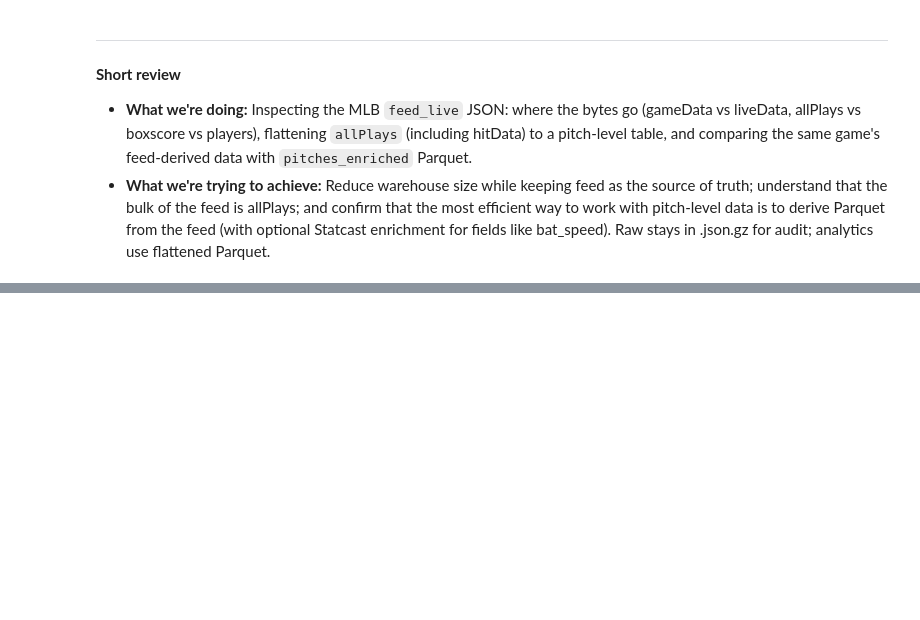
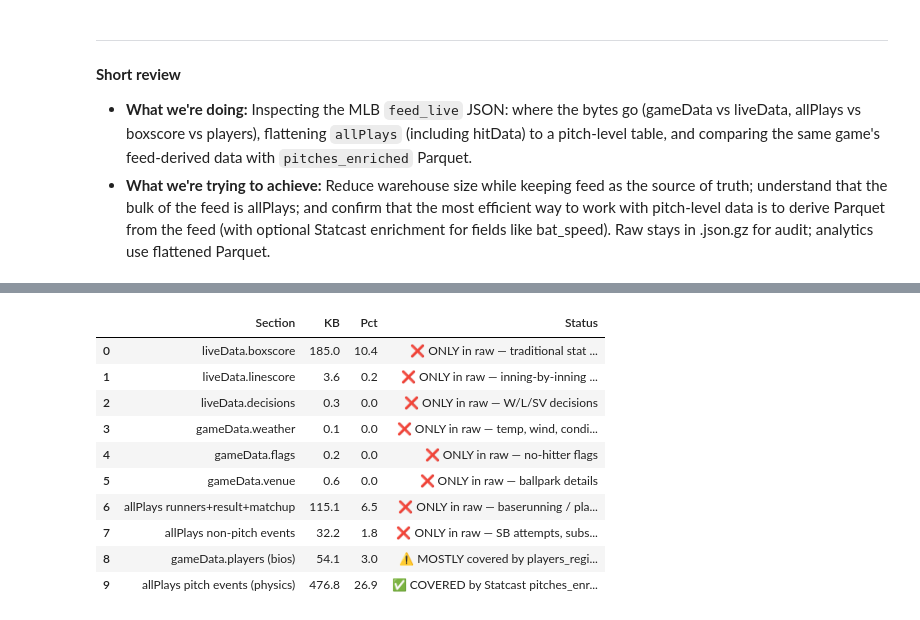
Before and after one commit to gilerojas/MLB, a Jupyter notebook: notebooks/inspect_feed_size_and_efficiency.ipynb, the cells around one changed output, grey strips where cells are left out. Drawn from its saved outputs; the diff is of its cells as text; code cells hidden in the pictures; blank space fills up the shorter version.

```diff
--- a/notebooks/inspect_feed_size_and_efficiency.ipynb
+++ b/notebooks/inspect_feed_size_and_efficiency.ipynb
@@ -453,0 +530,77 @@ by_pitcher
+# %%
+import json
+import gzip
+import io
+from pathlib import Path
+
+WAREHOUSE = Path("../data/warehouse/mlb")
+
+# ── Pick a representative plain .json file ─────────────────────────────────
+sample = None
+for p in (WAREHOUSE / "2025" / "regular_season" / "raw").glob("*_feed_live.json"):
+    sample = p
+    break
+
+assert sample is not None, "No plain .json raw file found; edit path above"
+
+raw_text = sample.read_text(encoding="utf-8")
+feed_s = json.loads(raw_text)
+total_b = len(raw_text.encode("utf-8"))
+
+gd = feed_s.get("gameData", {})
+ld = feed_s.get("liveData", {})
+plays = ld.get("plays", {}).get("allPlays", [])
+
+def jbytes(obj):
+    return len(json.dumps(obj, ensure_ascii=False).encode("utf-8"))
+
+# ── Already covered by pitches_enriched (Statcast) ─────────────────────────
+# play_id is in pitches_enriched via feed merge; pitch-level data comes from Statcast
+n_pitches = sum(1 for p in plays for e in p.get("playEvents", []) if e.get("isPitch"))
+pitch_events_bytes = sum(
+    jbytes(e) for p in plays for e in p.get("playEvents", []) if e.get("isPitch")
+)
+
+# ── Exclusive to raw (NOT in pitches_enriched) ──────────────────────────────
+boxscore_b   = jbytes(ld.get("boxscore", {}))
+linescore_b  = jbytes(ld.get("linescore", {}))
+decisions_b  = jbytes(ld.get("decisions", {}))
+weather_b    = jbytes(gd.get("weather", {}))
+flags_b      = jbytes(gd.get("flags", {}))
+players_b    = jbytes(gd.get("players", {}))   # mostly covered by players_registry.json
+venue_b      = jbytes(gd.get("venue", {}))
+
+# runner / result / matchup per play (non-pitch exclusive context)
+runner_context_b = sum(
+    jbytes(p.get("runners", [])) + jbytes(p.get("result", {})) + jbytes(p.get("matchup", {}))
+    for p in plays
+)
+non_pitch_events_b = sum(
+    jbytes(e) for p in plays for e in p.get("playEvents", []) if not e.get("isPitch")
+)
+
+rows = [
+    ("liveData.boxscore",              boxscore_b,          "❌ ONLY in raw — traditional stat lines"),
+    ("liveData.linescore",             linescore_b,         "❌ ONLY in raw — inning-by-inning R/H/E"),
+    ("liveData.decisions",             decisions_b,         "❌ ONLY in raw — W/L/SV decisions"),
+    ("gameData.weather",               weather_b,           "❌ ONLY in raw — temp, wind, condition"),
+    ("gameData.flags",                 flags_b,             "❌ ONLY in raw — no-hitter flags"),
+    ("gameData.venue",                 venue_b,             "❌ ONLY in raw — ballpark details"),
+    ("allPlays runners+result+matchup",runner_context_b,    "❌ ONLY in raw — baserunning / play result context"),
+    ("allPlays non-pitch events",      non_pitch_events_b,  "❌ ONLY in raw — SB attempts, subs, challenges"),
+    ("gameData.players (bios)",        players_b,           "⚠️  MOSTLY covered by players_registry.json"),
+    ("allPlays pitch events (physics)",pitch_events_bytes,  "✅ COVERED by Statcast pitches_enriched"),
+]
+
+import pandas as pd
+df_excl = pd.DataFrame(rows, columns=["Section", "Bytes", "Status"])
+df_excl["KB"]  = (df_excl["Bytes"] / 1024).round(1)
+df_excl["Pct"] = (100 * df_excl["Bytes"] / total_b).round(1)
+df_excl = df_excl[["Section", "KB", "Pct", "Status"]]
+print(f"\nSample file: {sample.name}  ({total_b/1024:.0f} KB uncompressed)\n")
+display(df_excl)
+
+exclusive_kb = (boxscore_b + linescore_b + decisions_b + weather_b + flags_b
+                + venue_b + runner_context_b + non_pitch_events_b) / 1024
+print(f"\nExclusive-to-raw total: {exclusive_kb:.0f} KB  ({100*exclusive_kb*1024/total_b:.0f}% of file)")
+# %% [output]
@@ -453,0 +608,11 @@ by_pitcher
+|  | Section | KB | Pct | Status |
+| 0 | liveData.boxscore | 185.0 | 10.4 | ❌ ONLY in raw — traditional stat ... |
+| 1 | liveData.linescore | 3.6 | 0.2 | ❌ ONLY in raw — inning-by-inning ... |
+| 2 | liveData.decisions | 0.3 | 0.0 | ❌ ONLY in raw — W/L/SV decisions |
+| 3 | gameData.weather | 0.1 | 0.0 | ❌ ONLY in raw — temp, wind, condi... |
+| 4 | gameData.flags | 0.2 | 0.0 | ❌ ONLY in raw — no-hitter flags |
+| 5 | gameData.venue | 0.6 | 0.0 | ❌ ONLY in raw — ballpark details |
+| 6 | allPlays runners+result+matchup | 115.1 | 6.5 | ❌ ONLY in raw — baserunning / pla... |
+| 7 | allPlays non-pitch events | 32.2 | 1.8 | ❌ ONLY in raw — SB attempts, subs... |
+| 8 | gameData.players (bios) | 54.1 | 3.0 | ⚠️ MOSTLY covered by players_regi... |
+| 9 | allPlays pitch events (physics) | 476.8 | 26.9 | ✅ COVERED by Statcast pitches_enr... |
```
Also changed, not shown: parts of 12 cells of this notebook, 46 other files.
